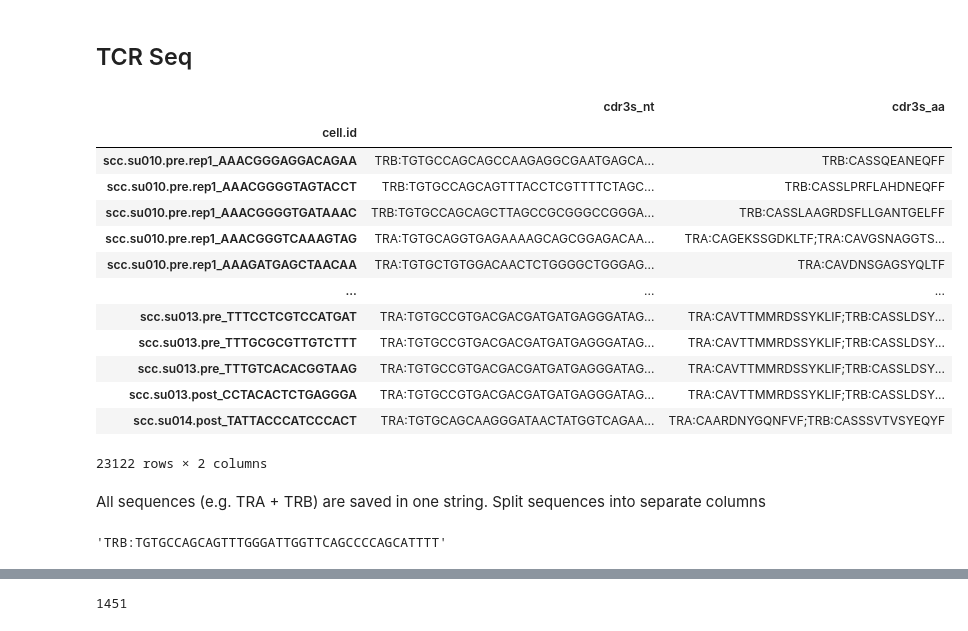
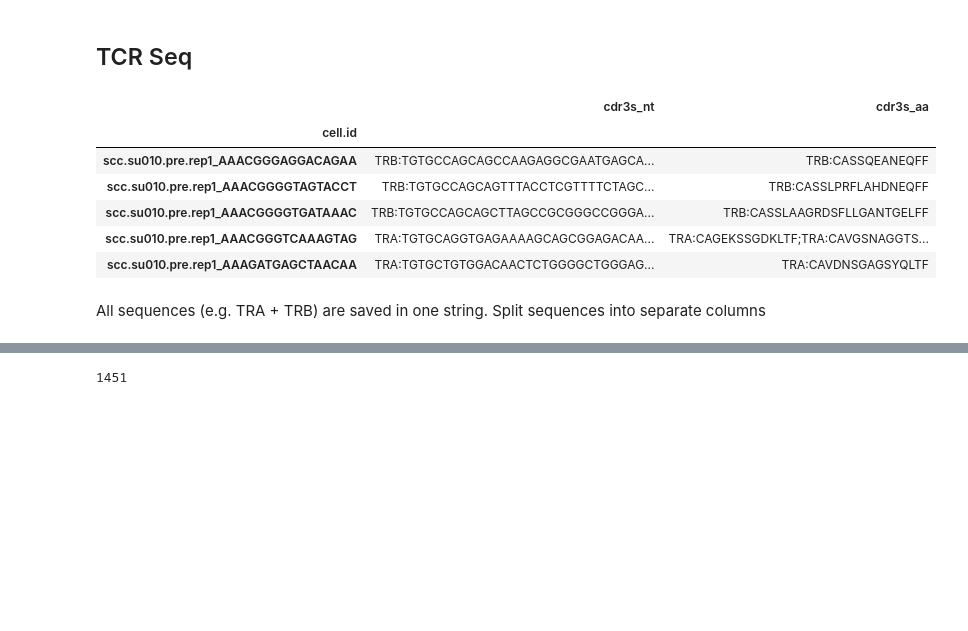
Before and after one commit to SchubertLab/mvTCR, a Jupyter notebook: preprocessing/scc_preprocessing.ipynb, the cells around one changed output, grey strips where cells are left out. Cells and saved outputs as stored; diff of their text form; code cells hidden in the pictures; blank space fills up the shorter version.

```diff
--- a/preprocessing/scc_preprocessing.ipynb
+++ b/preprocessing/scc_preprocessing.ipynb
@@ -185,29 +65,18 @@ sc.pl.umap(adata2, color='treatment')
 # %%
 scc_tcr = pd.read_csv('../data/SCC/raw/GSE123813_scc_tcr.txt', sep='\t', index_col=0)
 scc_tcr.index.name = 'cell.id'
-scc_tcr
+scc_tcr.head()
 # %% [output]
 |  | cdr3s_nt | cdr3s_aa |
 | cell.id |  |  |
 | scc.su010.pre.rep1_AAACGGGAGGACAGAA | TRB:TGTGCCAGCAGCCAAGAGGCGAATGAGCA... | TRB:CASSQEANEQFF |
 | scc.su010.pre.rep1_AAACGGGGTAGTACCT | TRB:TGTGCCAGCAGTTTACCTCGTTTTCTAGC... | TRB:CASSLPRFLAHDNEQFF |
 | scc.su010.pre.rep1_AAACGGGGTGATAAAC | TRB:TGTGCCAGCAGCTTAGCCGCGGGCCGGGA... | TRB:CASSLAAGRDSFLLGANTGELFF |
 | scc.su010.pre.rep1_AAACGGGTCAAAGTAG | TRA:TGTGCAGGTGAGAAAAGCAGCGGAGACAA... | TRA:CAGEKSSGDKLTF;TRA:CAVGSNAGGTS... |
 | scc.su010.pre.rep1_AAAGATGAGCTAACAA | TRA:TGTGCTGTGGACAACTCTGGGGCTGGGAG... | TRA:CAVDNSGAGSYQLTF |
-| ... | ... | ... |
-| scc.su013.pre_TTTCCTCGTCCATGAT | TRA:TGTGCCGTGACGACGATGATGAGGGATAG... | TRA:CAVTTMMRDSSYKLIF;TRB:CASSLDSY... |
-| scc.su013.pre_TTTGCGCGTTGTCTTT | TRA:TGTGCCGTGACGACGATGATGAGGGATAG... | TRA:CAVTTMMRDSSYKLIF;TRB:CASSLDSY... |
-| scc.su013.pre_TTTGTCACACGGTAAG | TRA:TGTGCCGTGACGACGATGATGAGGGATAG... | TRA:CAVTTMMRDSSYKLIF;TRB:CASSLDSY... |
-| scc.su013.post_CCTACACTCTGAGGGA | TRA:TGTGCCGTGACGACGATGATGAGGGATAG... | TRA:CAVTTMMRDSSYKLIF;TRB:CASSLDSY... |
-| scc.su014.post_TATTACCCATCCCACT | TRA:TGTGCAGCAAGGGATAACTATGGTCAGAA... | TRA:CAARDNYGQNFVF;TRB:CASSSVTVSYEQYF |
-23122 rows × 2 columns
 # %% [markdown]
 All sequences (e.g. TRA + TRB) are saved in one string.
 Split sequences into separate columns
-# %%
-scc_tcr.iloc()[7]['cdr3s_nt']
-# %% [output]
-'TRB:TGTGCCAGCAGTTTGGGATTGGTTCAGCCCCAGCATTTT'
 # %%
 tcr_cells = []
 for idx, row in scc_tcr.iterrows():
```
Also changed, not shown: parts of 54 cells of this notebook, 1 other file.
